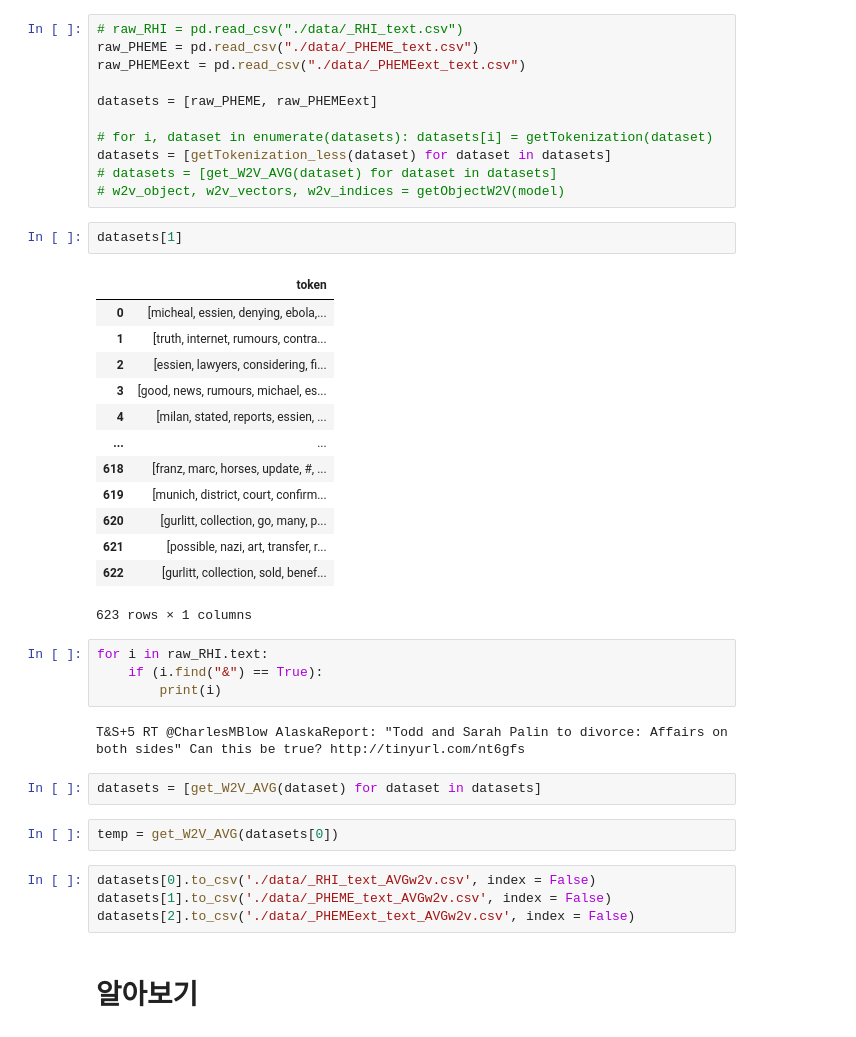
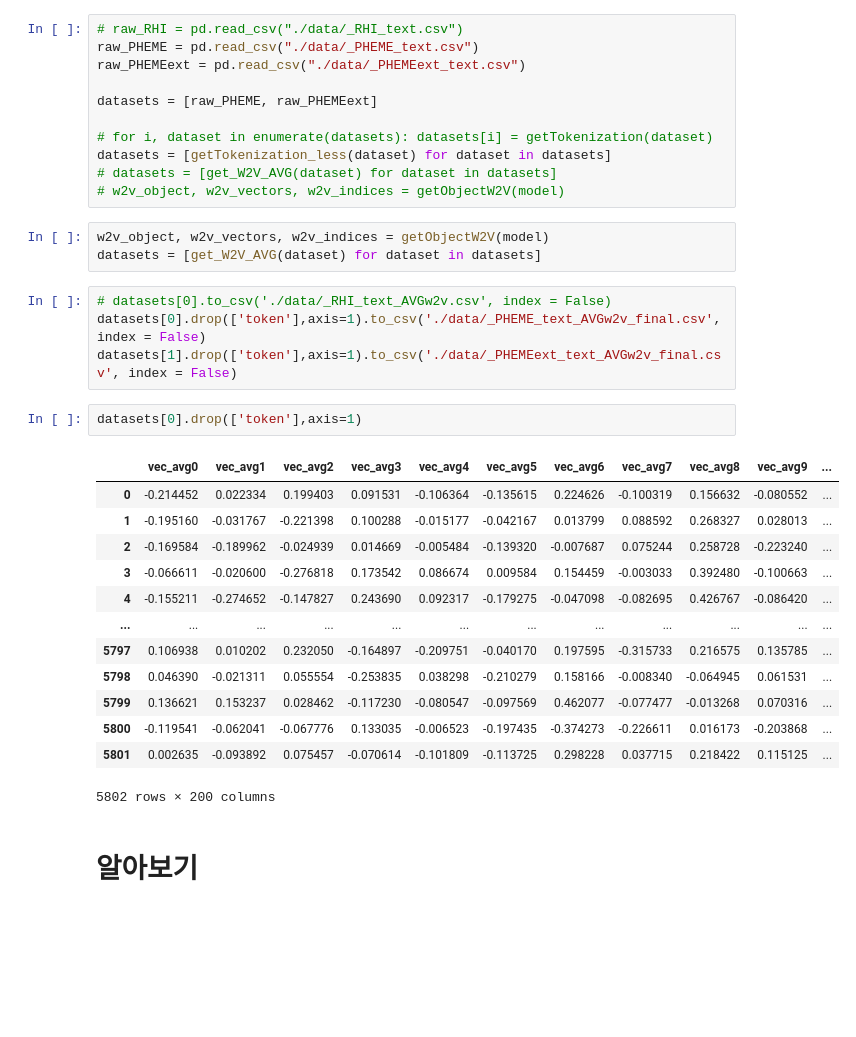
Before and after one commit to zzunebye/Capstone-code-data, a Jupyter notebook: _VECTOR_W2Vavg.ipynb, the cells around one changed output. Drawn from its saved outputs; the diff is of its cells as text; blank space fills up the shorter version.

```diff
--- a/_VECTOR_W2Vavg.ipynb
+++ b/_VECTOR_W2Vavg.ipynb
@@ -183,36 +191,29 @@ datasets = [raw_PHEME, raw_PHEMEext]
 datasets = [getTokenization_less(dataset) for dataset in datasets]
 # datasets = [get_W2V_AVG(dataset) for dataset in datasets]
 # w2v_object, w2v_vectors, w2v_indices = getObjectW2V(model)
+# %%
+w2v_object, w2v_vectors, w2v_indices = getObjectW2V(model)
+datasets = [get_W2V_AVG(dataset) for dataset in datasets]
+# %%
+# datasets[0].to_csv('./data/_RHI_text_AVGw2v.csv', index = False)
+datasets[0].drop(['token'],axis=1).to_csv('./data/_PHEME_text_AVGw2v_final.csv', index = False)
+datasets[1].drop(['token'],axis=1).to_csv('./data/_PHEMEext_text_AVGw2v_final.csv', index = False)
 # %%
-datasets[1]
+datasets[0].drop(['token'],axis=1)
 # %% [output]
-|  | token |
-| 0 | [micheal, essien, denying, ebola,... |
-| 1 | [truth, internet, rumours, contra... |
-| 2 | [essien, lawyers, considering, fi... |
-| 3 | [good, news, rumours, michael, es... |
-| 4 | [milan, stated, reports, essien, ... |
-| ... | ... |
-| 618 | [franz, marc, horses, update, #, ... |
-| 619 | [munich, district, court, confirm... |
-| 620 | [gurlitt, collection, go, many, p... |
-| 621 | [possible, nazi, art, transfer, r... |
-| 622 | [gurlitt, collection, sold, benef... |
+|  | vec_avg0 | vec_avg1 | vec_avg2 | vec_avg3 | vec_avg4 | vec_avg5 | vec_avg6 | vec_avg7 | vec_avg8 | vec_avg9 | ... |
+| 0 | -0.214452 | 0.022334 | 0.199403 | 0.091531 | -0.106364 | -0.135615 | 0.224626 | -0.100319 | 0.156632 | -0.080552 | ... |
+| 1 | -0.195160 | -0.031767 | -0.221398 | 0.100288 | -0.015177 | -0.042167 | 0.013799 | 0.088592 | 0.268327 | 0.028013 | ... |
+| 2 | -0.169584 | -0.189962 | -0.024939 | 0.014669 | -0.005484 | -0.139320 | -0.007687 | 0.075244 | 0.258728 | -0.223240 | ... |
+| 3 | -0.066611 | -0.020600 | -0.276818 | 0.173542 | 0.086674 | 0.009584 | 0.154459 | -0.003033 | 0.392480 | -0.100663 | ... |
+| 4 | -0.155211 | -0.274652 | -0.147827 | 0.243690 | 0.092317 | -0.179275 | -0.047098 | -0.082695 | 0.426767 | -0.086420 | ... |
+| ... | ... | ... | ... | ... | ... | ... | ... | ... | ... | ... | ... |
+| 5797 | 0.106938 | 0.010202 | 0.232050 | -0.164897 | -0.209751 | -0.040170 | 0.197595 | -0.315733 | 0.216575 | 0.135785 | ... |
+| 5798 | 0.046390 | -0.021311 | 0.055554 | -0.253835 | 0.038298 | -0.210279 | 0.158166 | -0.008340 | -0.064945 | 0.061531 | ... |
+| 5799 | 0.136621 | 0.153237 | 0.028462 | -0.117230 | -0.080547 | -0.097569 | 0.462077 | -0.077477 | -0.013268 | 0.070316 | ... |
+| 5800 | -0.119541 | -0.062041 | -0.067776 | 0.133035 | -0.006523 | -0.197435 | -0.374273 | -0.226611 | 0.016173 | -0.203868 | ... |
+| 5801 | 0.002635 | -0.093892 | 0.075457 | -0.070614 | -0.101809 | -0.113725 | 0.298228 | 0.037715 | 0.218422 | 0.115125 | ... |
-623 rows × 1 columns
+5802 rows × 200 columns
-# %%
-for i in raw_RHI.text:
-    if (i.find("&") == True):
-        print(i)
-# %% [output]
-T&S+5 RT @CharlesMBlow AlaskaReport: "Todd and Sarah Palin to divorce: Affairs on both sides" Can this be true? http://tinyurl.com/nt6gfs
-# %%
-datasets = [get_W2V_AVG(dataset) for dataset in datasets]
-# %%
-temp = get_W2V_AVG(datasets[0])
-# %%
-datasets[0].to_csv('./data/_RHI_text_AVGw2v.csv', index = False)
-datasets[1].to_csv('./data/_PHEME_text_AVGw2v.csv', index = False)
-datasets[2].to_csv('./data/_PHEMEext_text_AVGw2v.csv', index = False)
 # %% [markdown]
 # 알아보기
 # %%
```
Also changed, not shown: parts of 2 cells of this notebook, 15 other files.
